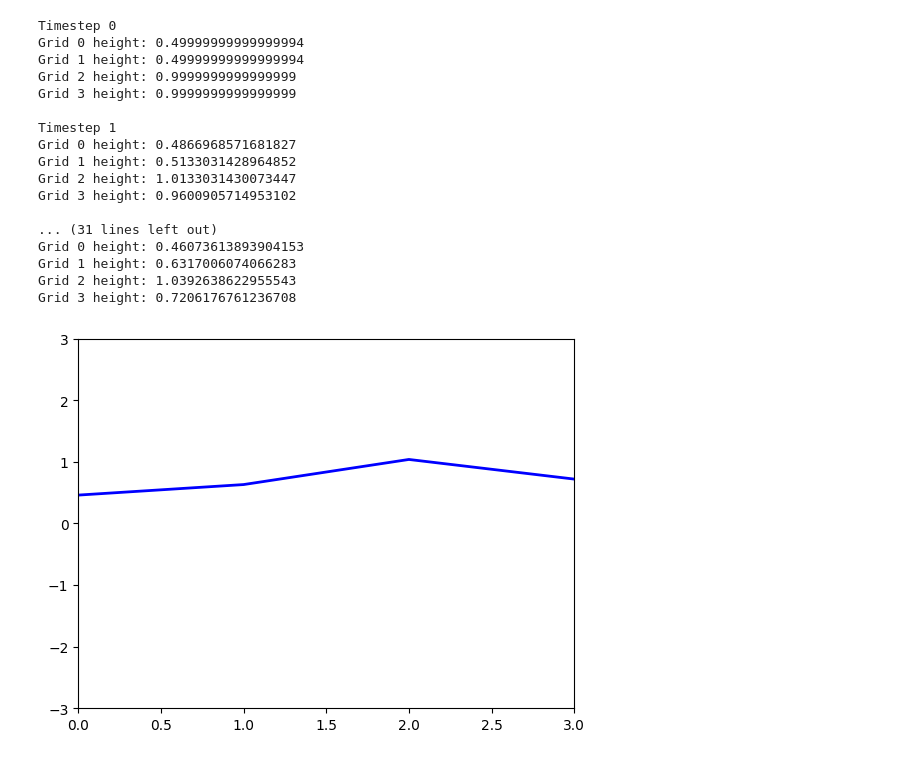
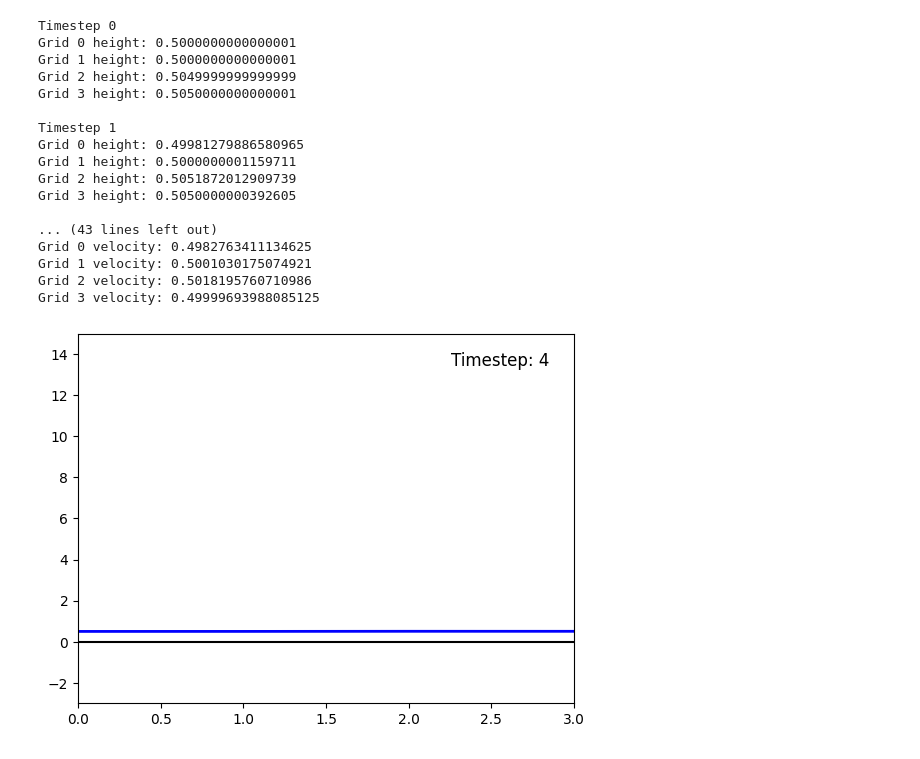
Before and after one commit to petr-ivashkov/quantech-swe-qlss, a Jupyter notebook: CL_Zofia_One_Class.ipynb, the cells around one changed output. Cells and saved outputs as stored; diff of their text form; code cells hidden in the pictures.

```diff
--- a/CL_Zofia_One_Class.ipynb
+++ b/CL_Zofia_One_Class.ipynb
@@ -158,8 +202,9 @@ class LBM_2_Carlemann1:
         return Cs, B11,B22,B33,S
 # %%
 N_grid = 4
-h_init = [0.5,0.5,1,1]
+h_init = [0.5,0.5,0.505,0.505]
 u_init = [0,0,0,0]
+N_time = 5  # Number of time steps
 
 Gen = LBM_2_Carlemann1(N_grid, h_init, u_init )
 
@@ -170,4 +215,4 @@ A11, A12, A13, A22, A23, A33 = Gen.gen_A(F1,F2,F3)
 Cc = Gen.gen_collision(A11, A12, A13, A22, A23, A33)
 Cs, B11,B22,B33,S = Gen.gen_streaming()
 
-CL_LBE_Matrix = Cc + Cs
+CL_LBE_Matrix =  Cc+Cs
@@ -215,7 +258,6 @@ def embed_matrix(C, delta_t, num_steps):
 
     return A
 # %%
-N_time = 8  # Number of time steps
 delta_t = Gen.delta_t
 Lin_Euler_Matrix = embed_matrix(CL_LBE_Matrix, delta_t, N_time)
 print("Shape of the Matrix to invert:", Lin_Euler_Matrix.shape)
@@ -342,63 +368,71 @@ Grid 3 at time 7: [0.16679351 0.43910569 0.11471848]
 # %%
 #heigth
 h = np.zeros((N_grid,N_time))
+u = np.zeros((N_grid,N_time))
 
 for t in range (N_time):
     print("Timestep", t)
     for g in range (N_grid):
         h[g, t] = sum(grid_evolution[g,t,:])
         print(f"Grid {g} height: {h[g,t]}")
+    print("")
+
+for t in range (N_time):
+    print("Timestep", t)
+    for g in range (N_grid):
+        u[g, t] = sum(Gen.e*grid_evolution[g,t,:])/h[g,t]
+        print(f"Grid {g} velocity: {u[g,t]}")
     print("")
 
 
 import matplotlib.pyplot as plt
 import matplotlib.animation as animation
 
 # Example 2D array of heights: rows are timesteps (t), columns are grid points (g)
 timesteps = N_time
 grid_points = Gen.Nx
 
 # Set up the figure and axis
 fig, ax = plt.subplots()
 ax.set_xlim([0, grid_points - 1])  # Set x-axis limits to the number of grid points
-ax.set_ylim(-3, 3)  # Adjust the y-axis to fit the height data
+ax.set_ylim(-3, 15)  # Adjust the y-axis to fit the height data
+# Add a placeholder for the timestep text
+timestep_text = ax.text(0.95, 0.95, '', transform=ax.transAxes, ha='right', va='top', fontsize=12)
+ax.axhline(y=0, color='black', linestyle='-')  # Adds a horizontal dashed line at y=0
+
 
 # Initialize the line object (empty initially)
 line, = ax.plot([], [], lw=2, color='blue')  # Line object to plot the profile
 x = np.arange(grid_points)  # x values represent the grid points (g)
 
 # Animation function: updates the line plot with heights at each timestep
 def animate(t):
     y = h[:, t]  # Heights at all grid points for timestep t
     line.set_data(x, y)  # Set the x and y data for the line plot
+    timestep_text.set_text(f'Timestep: {t}')  # Display current timestep
     return line,
 
 # Create the animation
-ani = animation.FuncAnimation(fig, animate, repeat=True,
-                              frames=timesteps, interval=10000)
-
-# To save the animation as a gif using Pillow
+ani = animation.FuncAnimation(fig, animate, repeat=True, frames=timesteps, interval=10000)
 writer = animation.PillowWriter(fps=0.5)
-
 ani.save('height_profile.gif', writer=writer)
-
 plt.show()
 # %% [output]
 Timestep 0
-Grid 0 height: 0.49999999999999994
-Grid 1 height: 0.49999999999999994
-Grid 2 height: 0.9999999999999999
-Grid 3 height: 0.9999999999999999
+Grid 0 height: 0.5000000000000001
+Grid 1 height: 0.5000000000000001
+Grid 2 height: 0.5049999999999999
+Grid 3 height: 0.5050000000000001
 
 Timestep 1
-Grid 0 height: 0.4866968571681827
-Grid 1 height: 0.5133031428964852
-Grid 2 height: 1.0133031430073447
-Grid 3 height: 0.9600905714953102
+Grid 0 height: 0.49981279886580965
+Grid 1 height: 0.5000000001159711
+Grid 2 height: 0.5051872012909739
+Grid 3 height: 0.5050000000392605
 
-... (31 lines left out)
-Grid 0 height: 0.46073613893904153
-Grid 1 height: 0.6317006074066283
-Grid 2 height: 1.0392638622955543
-Grid 3 height: 0.7206176761236708
+... (43 lines left out)
+Grid 0 velocity: 0.4982763411134625
+Grid 1 velocity: 0.5001030175074921
+Grid 2 velocity: 0.5018195760710986
+Grid 3 velocity: 0.49999693988085125
-[figure, old version]
+[figure, new version]
```
Also changed, not shown: parts of 5 cells of this notebook.
